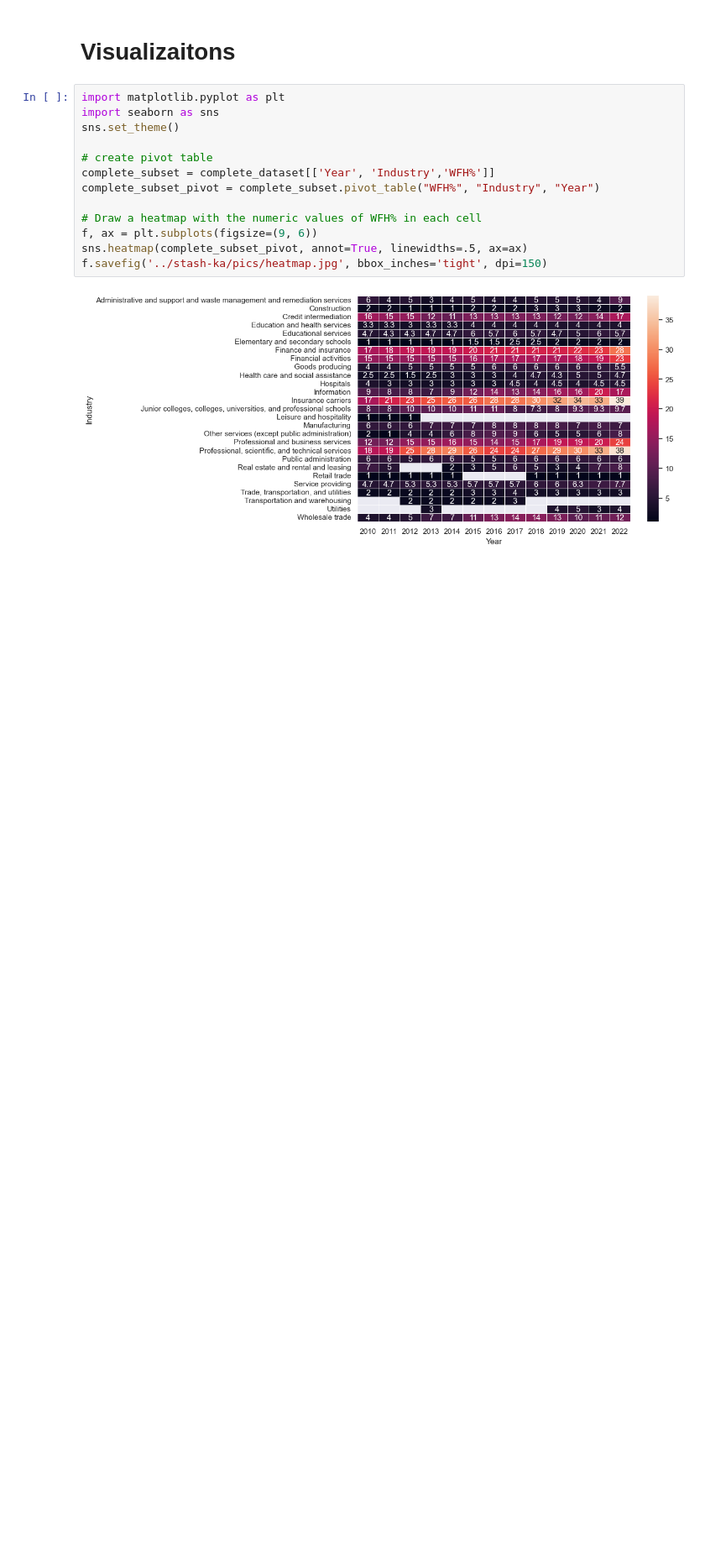
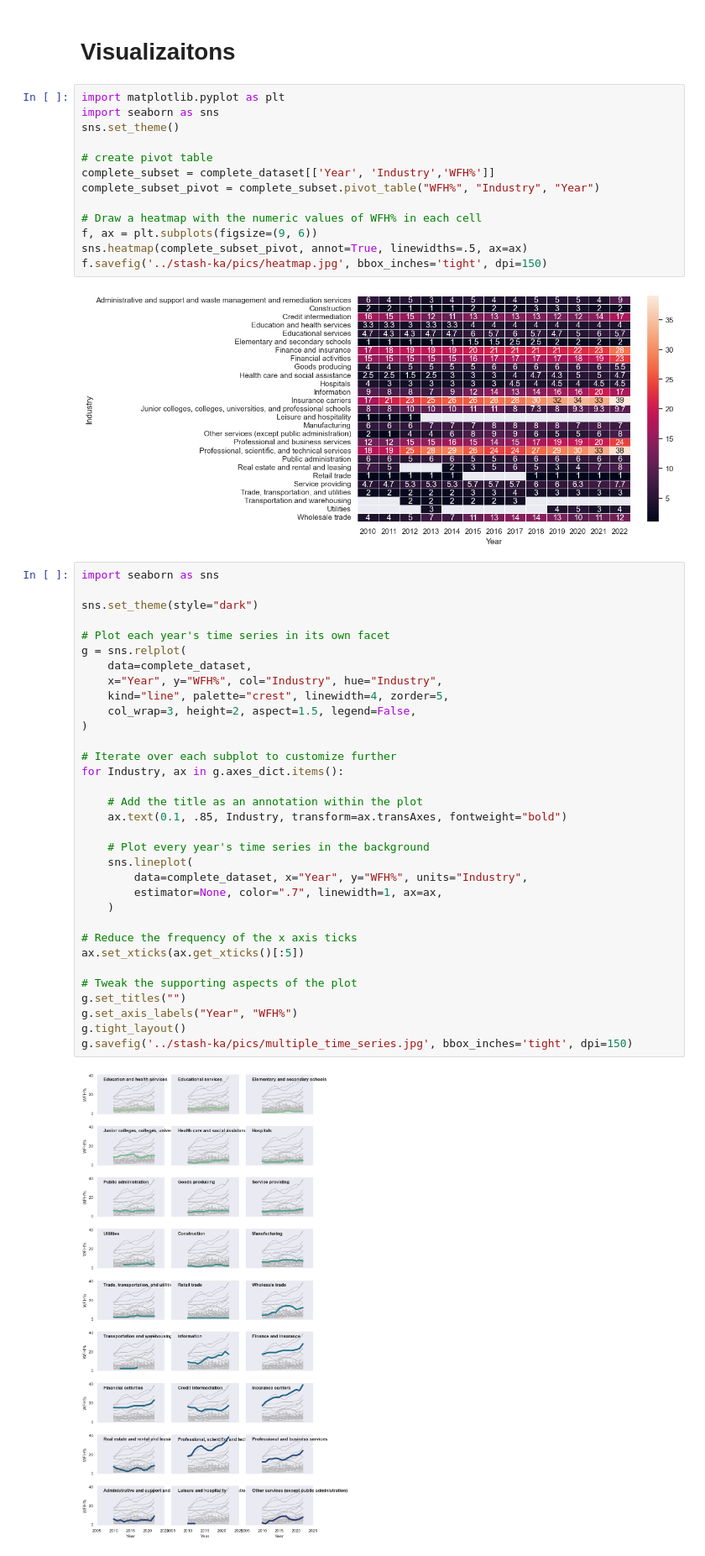
Before and after one commit to andrewschac/stash-ka, a Jupyter notebook: build_sample.ipynb, the cells around one changed output. Shown: that part at 84% size. Cells and saved outputs as stored; diff of their text form; blank space fills up the shorter version.

Commit message:
multiple time series

```diff
--- a/build_sample.ipynb
+++ b/build_sample.ipynb
@@ -242,3 +242,38 @@ sns.heatmap(complete_subset_pivot, annot=True, linewidths=.5, ax=ax)
 f.savefig('../stash-ka/pics/heatmap.jpg', bbox_inches='tight', dpi=150)
 # %% [output]
 [figure]
+# %%
+import seaborn as sns
+
+sns.set_theme(style="dark")
+
+# Plot each year's time series in its own facet
+g = sns.relplot(
+    data=complete_dataset,
+    x="Year", y="WFH%", col="Industry", hue="Industry",
+    kind="line", palette="crest", linewidth=4, zorder=5,
+    col_wrap=3, height=2, aspect=1.5, legend=False,
+)
+
+# Iterate over each subplot to customize further
+for Industry, ax in g.axes_dict.items():
+
+    # Add the title as an annotation within the plot
+    ax.text(0.1, .85, Industry, transform=ax.transAxes, fontweight="bold")
+
+    # Plot every year's time series in the background
+    sns.lineplot(
+        data=complete_dataset, x="Year", y="WFH%", units="Industry",
+        estimator=None, color=".7", linewidth=1, ax=ax,
+    )
+
+# Reduce the frequency of the x axis ticks
+ax.set_xticks(ax.get_xticks()[:5])
+
+# Tweak the supporting aspects of the plot
+g.set_titles("")
+g.set_axis_labels("Year", "WFH%")
+g.tight_layout()
+g.savefig('../stash-ka/pics/multiple_time_series.jpg', bbox_inches='tight', dpi=150)
+# %% [output]
+[figure, added]
```
Also changed, not shown: 1 other file.
